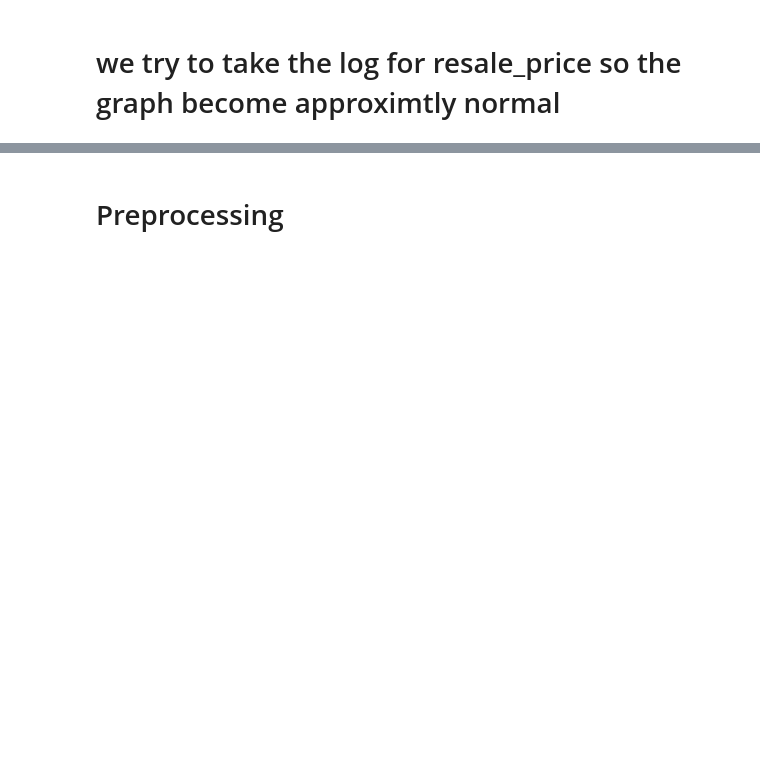
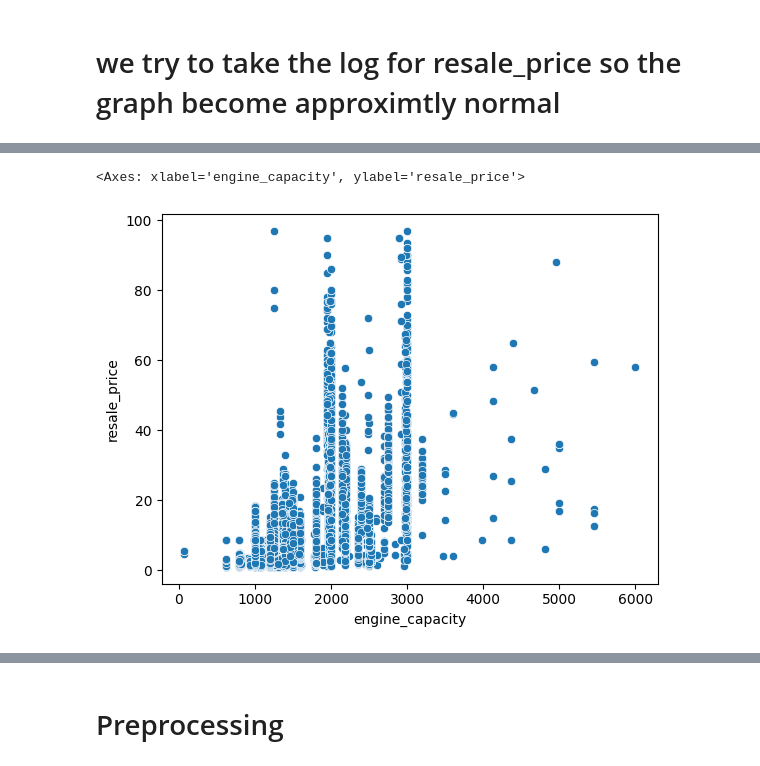
Before and after one commit to NitoBoritto/Car_Sales_Regression_Analysis, a Jupyter notebook: Car_Sales_Regression.ipynb, the cells around one changed output, grey strips where cells are left out. Drawn from its saved outputs; the diff is of its cells as text; code cells hidden in the pictures; blank space fills up the shorter version.

```diff
--- a/Car_Sales_Regression.ipynb
+++ b/Car_Sales_Regression.ipynb
@@ -78,0 +129,6 @@ sns.barplot(x='seats', y='resale_price', data=Car_df)
+# %%
+import seaborn as sns
+sns.scatterplot(x='engine_capacity', y='resale_price', data=Car_df)
+# %% [output]
+<Axes: xlabel='engine_capacity', ylabel='resale_price'>
+[figure, added]
```
Also changed, not shown: parts of 32 cells of this notebook.
